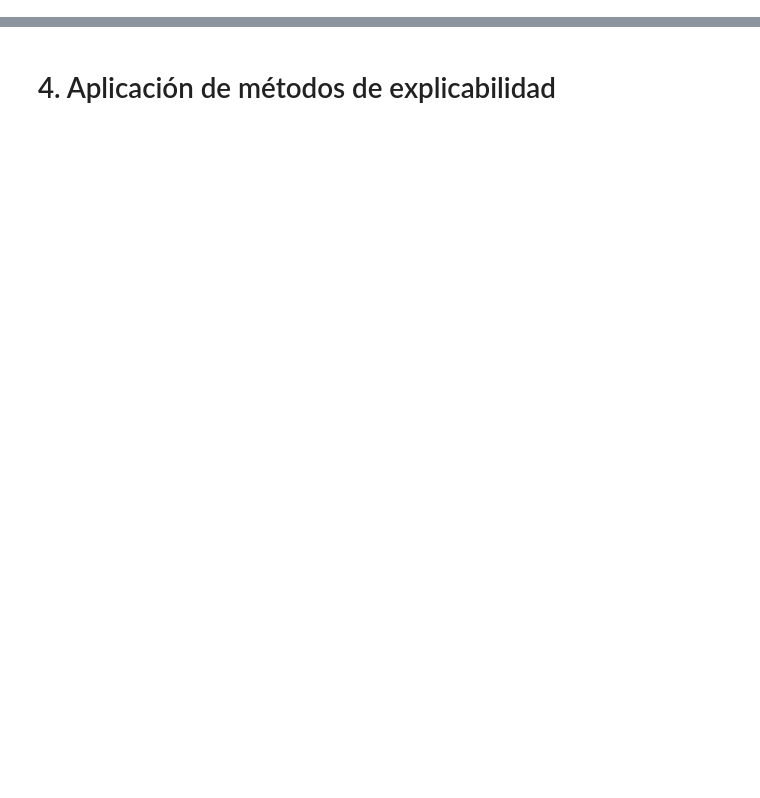
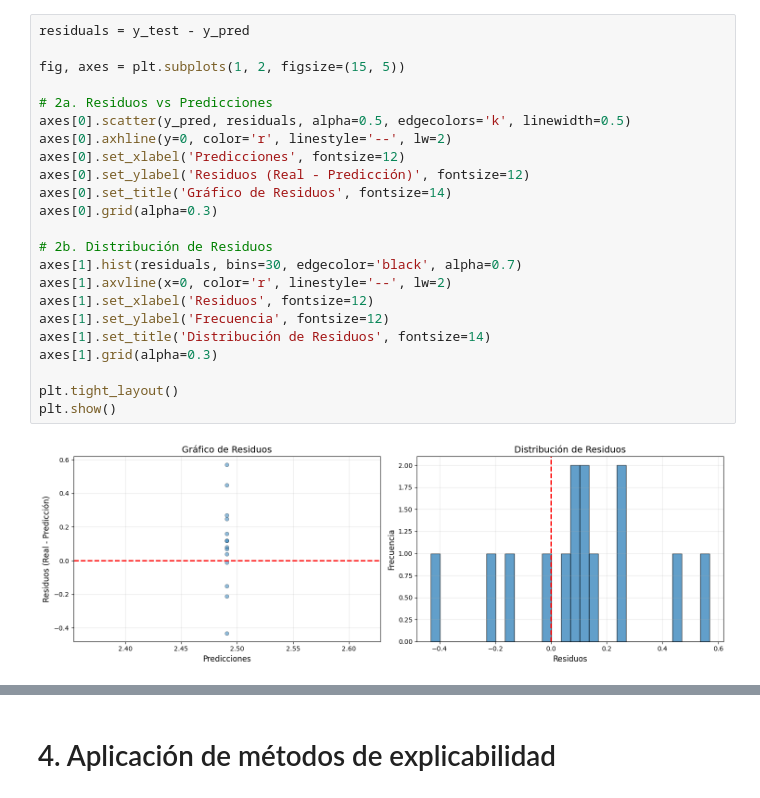
Before and after one commit to anavagi/anticoagulant-patology-analysis, a Jupyter notebook: XAI_03.ipynb, the cells around one changed output, grey strips where cells are left out. Cells and saved outputs as stored; diff of their text form; blank space fills up the shorter version.

```diff
--- a/XAI_03.ipynb
+++ b/XAI_03.ipynb
@@ -141,0 +267,25 @@ dt_model = DecisionTreeRegressor(max_depth=4, random_state=23)
+# %%
+residuals = y_test - y_pred
+
+fig, axes = plt.subplots(1, 2, figsize=(15, 5))
+
+# 2a. Residuos vs Predicciones
+axes[0].scatter(y_pred, residuals, alpha=0.5, edgecolors='k', linewidth=0.5)
+axes[0].axhline(y=0, color='r', linestyle='--', lw=2)
+axes[0].set_xlabel('Predicciones', fontsize=12)
+axes[0].set_ylabel('Residuos (Real - Predicción)', fontsize=12)
+axes[0].set_title('Gráfico de Residuos', fontsize=14)
+axes[0].grid(alpha=0.3)
+
+# 2b. Distribución de Residuos
+axes[1].hist(residuals, bins=30, edgecolor='black', alpha=0.7)
+axes[1].axvline(x=0, color='r', linestyle='--', lw=2)
+axes[1].set_xlabel('Residuos', fontsize=12)
+axes[1].set_ylabel('Frecuencia', fontsize=12)
+axes[1].set_title('Distribución de Residuos', fontsize=14)
+axes[1].grid(alpha=0.3)
+
+plt.tight_layout()
+plt.show()
+# %% [output]
+[figure, added]
```
Also changed, not shown: parts of 46 cells of this notebook.
